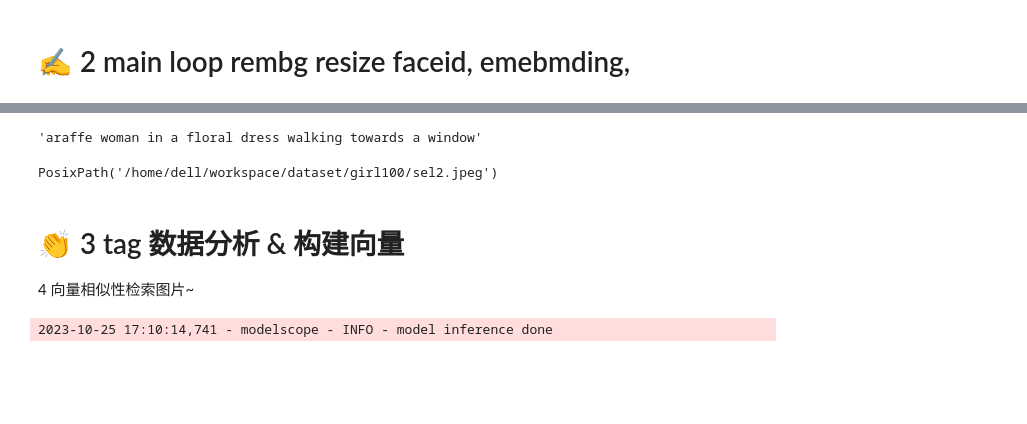
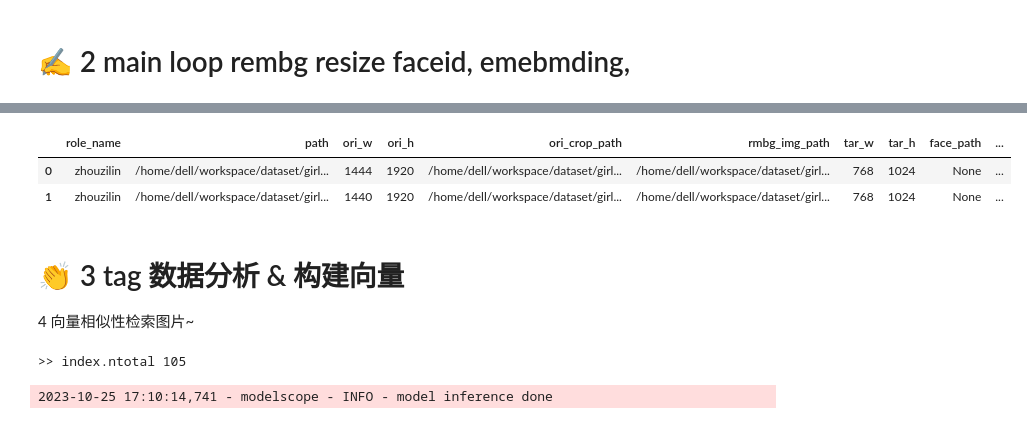
Before and after one commit to zdxpan/tagCapFaceRembgData, a Jupyter notebook: tagCaption_rembg_faceid.ipynb, the cells around one changed output, grey strips where cells are left out. Drawn from its saved outputs; the diff is of its cells as text; code cells hidden in the pictures; blank space fills up the shorter version.

```diff
--- a/tagCaption_rembg_faceid.ipynb
+++ b/tagCaption_rembg_faceid.ipynb
@@ -171,7 +298,7 @@ hidtags = ['1girl', 'solo', 'long hair', 'brown hair', 'black hair', 'lips', 'br
  'bangs', 'pink hair', 'blue eyes', 'lipstick','pink eyeshadow',
  'mole under eye', 'blunt bangs', 'facial mark', 'makeup', 'eyelashes',
  'eye shadow', 'fangs', 'hair ornament', 'hair flower', 'teeth', 'head tilt',
- 'flower', 'fox ears', 'tail', 'fox tail', 'pink lips',  'wavy hair', 'curly hair',
+ 'flower',  'tail', 'pink lips',  'wavy hair', 'curly hair',
  'mustache', 'hand fan', 'collarbone', 'holding fan',  'white headwear', 'mask', 'white choker']
 
 hidtags_dc = {k: 1 for k in hidtags}
@@ -253,17 +407,16 @@ ref_df = pd.DataFrame(records, columns=names)
-# %%
-out_s
-# %% [output]
-'araffe woman in a floral dress walking towards a window'
-# %%
-file
-# %% [output]
-PosixPath('/home/dell/workspace/dataset/girl100/sel2.jpeg')
 # %%
 def rmHideTag(x, hidtags_dc):
     if x is None or x=="":
         return x
     tags_ = [i.strip() for i in  x.split(",")]
     fixedTags = [it for it in tags_ if it not in hidtags_dc]
     return ",".join(fixedTags)
 ref_df["fix_tags"] = ref_df["tags"].apply(lambda x: rmHideTag(x, hidtags_dc))
 ref_df[["fix_tags", "tags"]].to_csv("text_fixtag.csv", index=False, sep = "\t")
+
+ref_df["sz"] = ref_df["tar_w"].apply(lambda x: str(x) + "_") + ref_df["tar_h"].apply(lambda x: str(x))
+ref_df.head(2)
+# %% [output]
+|  | role_name | path | ori_w | ori_h | ori_crop_path | rmbg_img_path | tar_w | tar_h | face_path | ... |
+| 0 | zhouzilin | /home/dell/workspace/dataset/girl... | 1444 | 1920 | /home/dell/workspace/dataset/girl... | /home/dell/workspace/dataset/girl... | 768 | 1024 | None | ... |
+| 1 | zhouzilin | /home/dell/workspace/dataset/girl... | 1440 | 1920 | /home/dell/workspace/dataset/girl... | /home/dell/workspace/dataset/girl... | 768 | 1024 | None | ... |
@@ -290,8 +446,11 @@ for it in ref_df.itertuples():
         tags_dc[k] += 1
 
 sorted_dict = {k: v for k, v in sorted(tags_dc.items(), key=lambda item: item[1], reverse = True)}
-# tags_dc
-# sorted_dict
+print(f">> index.ntotal {index.ntotal}")
+
+write_index(index, "girl100_emb_faiss.index")
+# %% [output]
+>> index.ntotal 105
 # %%
 img_path = "../girl100/sc1.jpeg"
 img = Image.open(img_path)
```
Also changed, not shown: parts of 39 cells of this notebook.
